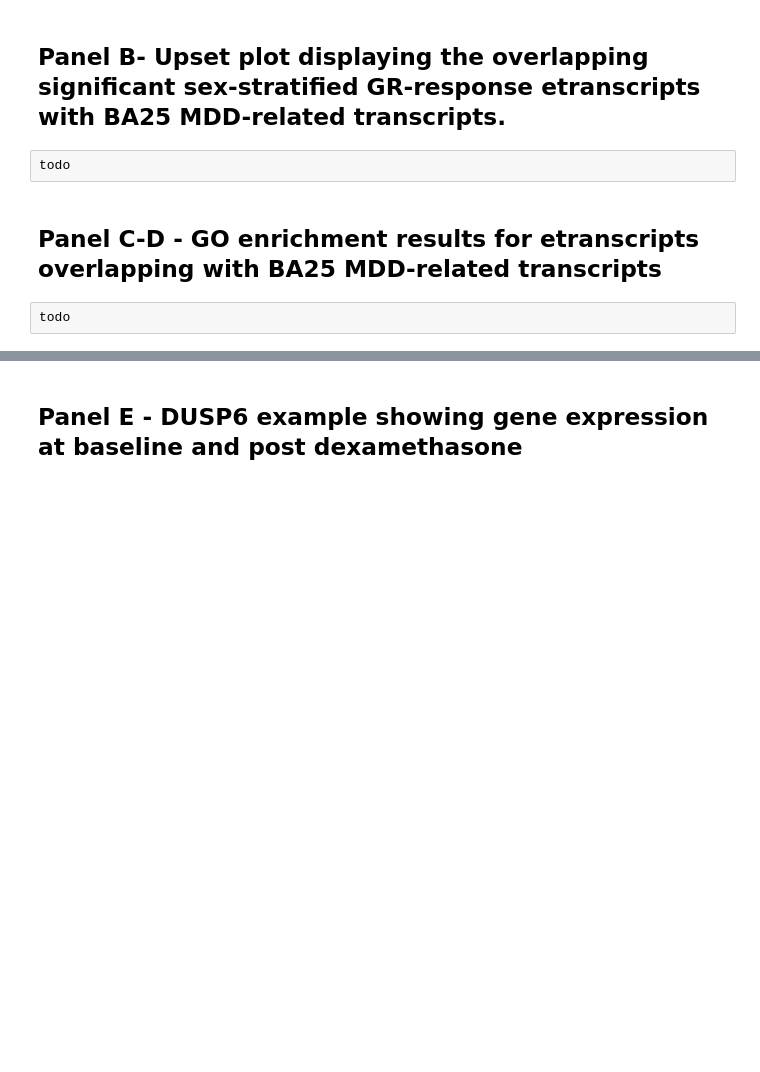
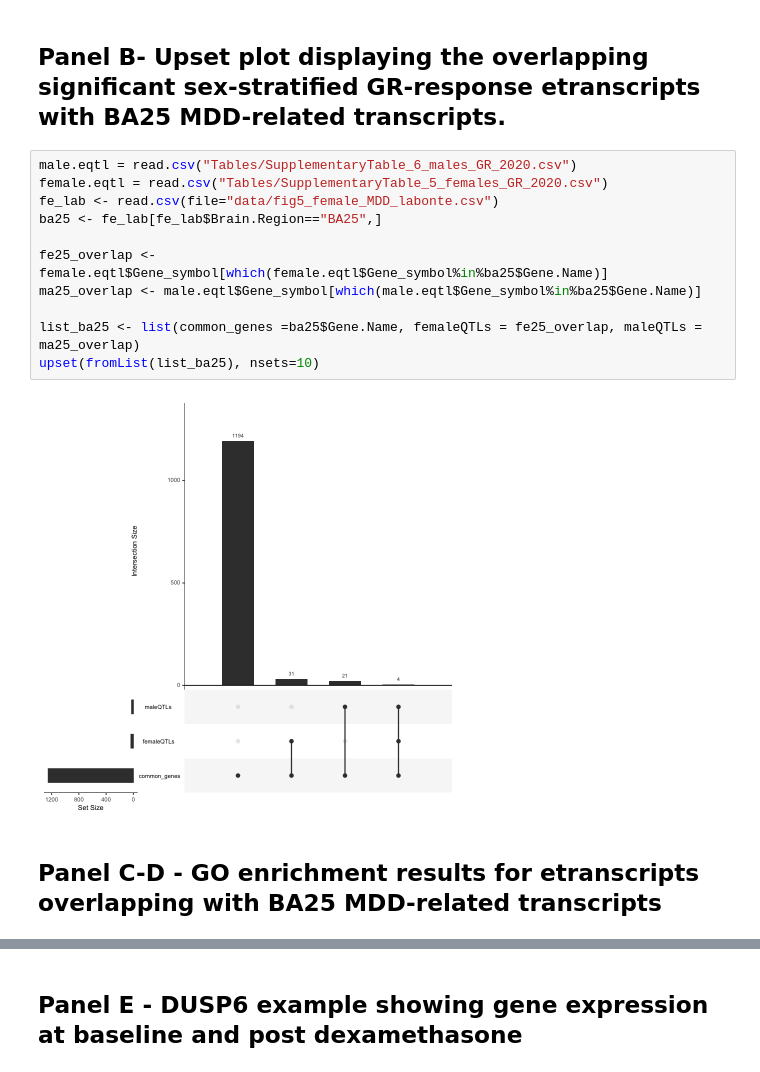
Before and after one commit to jArloth/Sex-Stratified-Analyses, a Jupyter notebook: Figure5.ipynb, the cells around one changed output, grey strips where cells are left out. Cells and saved outputs as stored; diff of their text form; blank space fills up the shorter version.

```diff
--- a/Figure5.ipynb
+++ b/Figure5.ipynb
@@ -57,8 +41,17 @@ Warning message in grid.Call.graphics(C_text, as.graphicsAnnot(x$label), x$x, x$
 # %% [markdown]
 ## Panel B- Upset plot displaying the overlapping significant sex-stratified GR-response etranscripts with BA25 MDD-related transcripts.
-# %%
-todo
+# %%
+male.eqtl = read.csv("Tables/SupplementaryTable_6_males_GR_2020.csv")
+female.eqtl = read.csv("Tables/SupplementaryTable_5_females_GR_2020.csv")
+fe_lab <- read.csv(file="data/fig5_female_MDD_labonte.csv")
+ba25 <- fe_lab[fe_lab$Brain.Region=="BA25",]
+
+fe25_overlap <- female.eqtl$Gene_symbol[which(female.eqtl$Gene_symbol%in%ba25$Gene.Name)]
+ma25_overlap <- male.eqtl$Gene_symbol[which(male.eqtl$Gene_symbol%in%ba25$Gene.Name)]
+
+list_ba25 <- list(common_genes =ba25$Gene.Name, femaleQTLs = fe25_overlap, maleQTLs = ma25_overlap)
+upset(fromList(list_ba25), nsets=10)
+# %% [output]
+[figure, added]
 # %% [markdown]
 ## Panel C-D - GO enrichment results for etranscripts overlapping with BA25 MDD-related transcripts
-# %%
-todo
```
Also changed, not shown: parts of 6 cells of this notebook.
